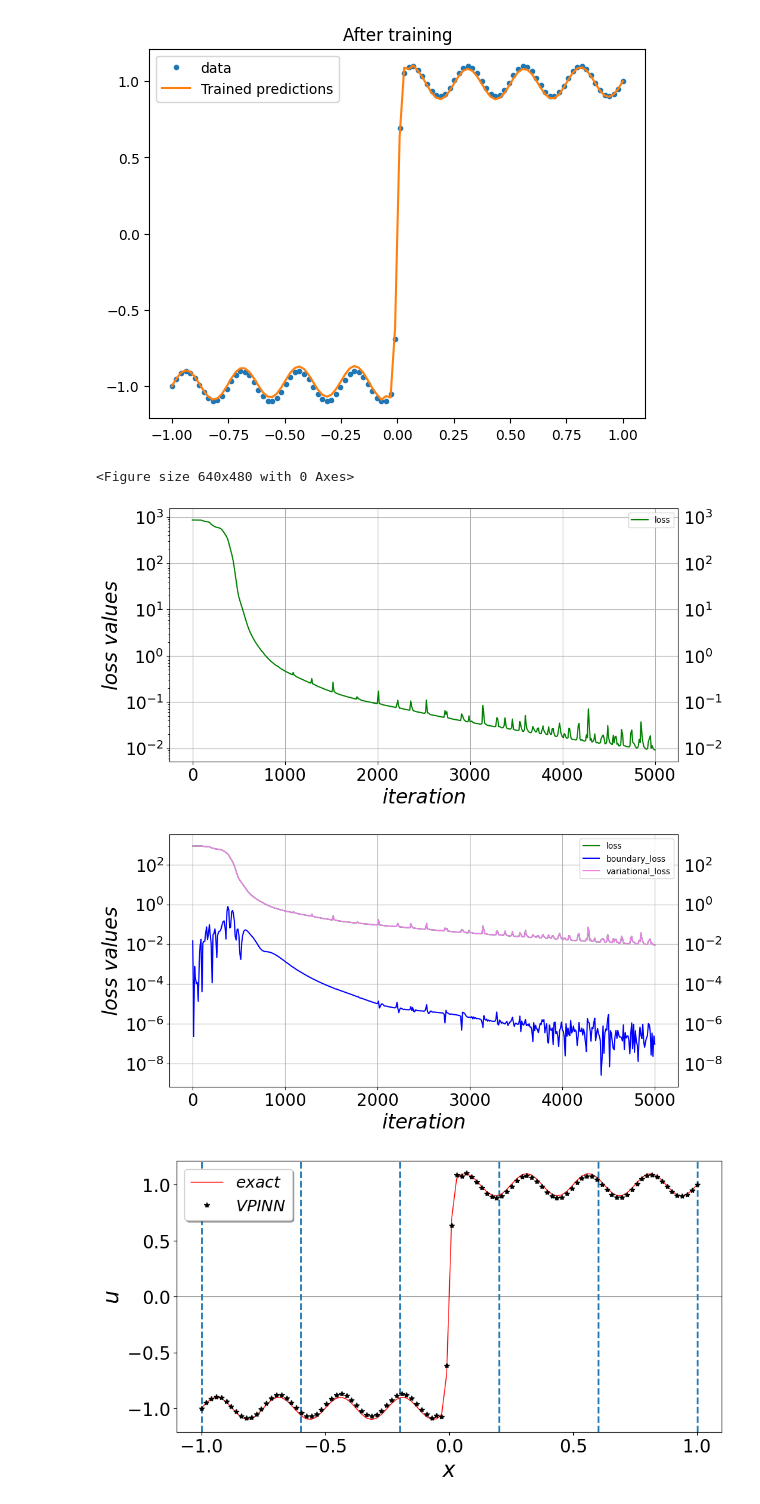
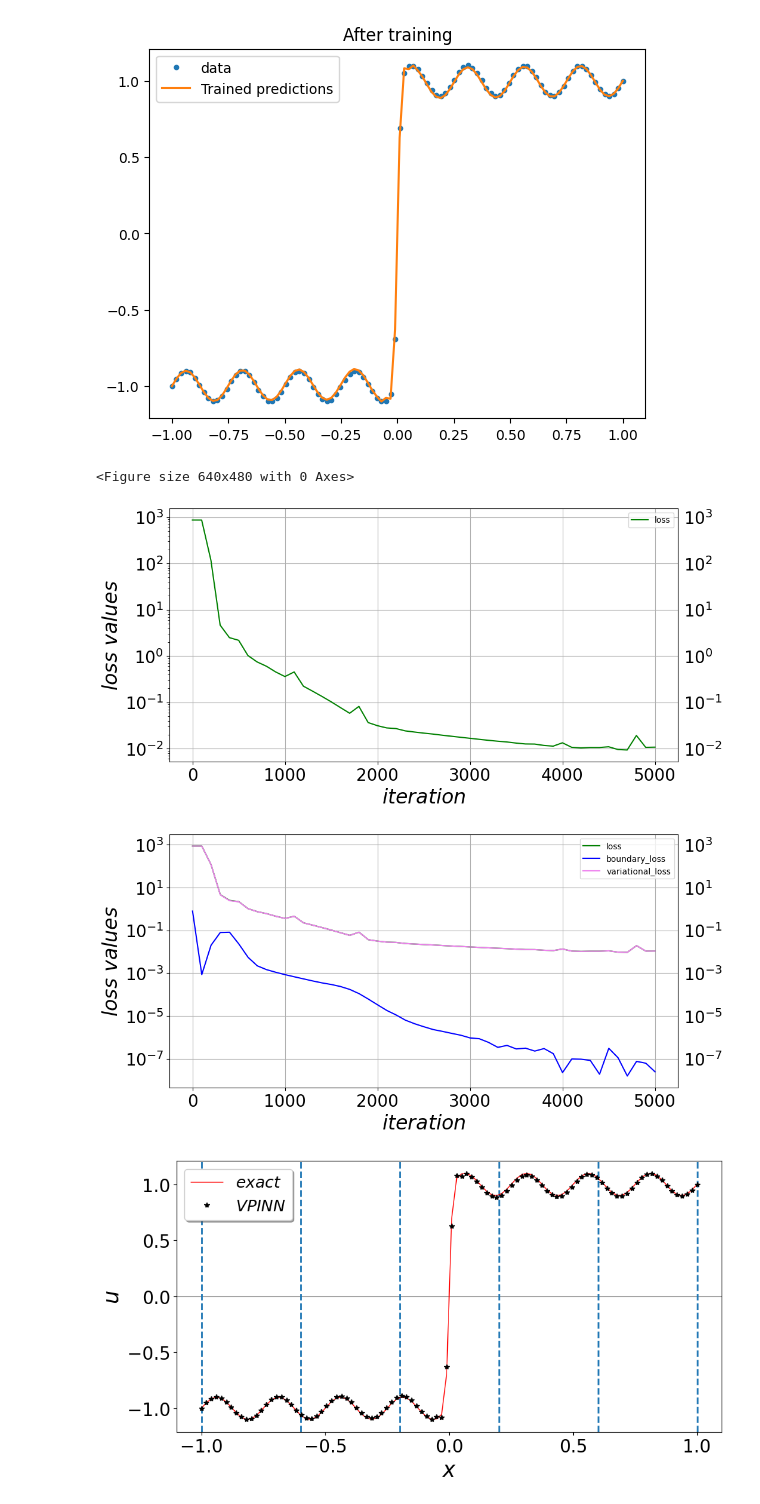
Before and after one commit to biondo999/napde_project, a Jupyter notebook: new_start/experiment.ipynb, the cells around one changed output. Drawn from its saved outputs; the diff is of its cells as text; code cells hidden in the pictures.

Commit message:
res test

```diff
--- a/new_start/experiment.ipynb
+++ b/new_start/experiment.ipynb
@@ -291,4 +270,2 @@ def calculate_loss():
  lossb = tf.reduce_mean(tf.square(model(params.X_bound) - params.u_bound))   #u_NN_pred is what your network has calc,while u_tf is the real value
  return lossb,varloss_total
-# %%
-print_training_data(tools_for_training,params,model)
@@ -323,22 +302,25 @@ plt.legend();
 # %%
-epochs=params.Opt_Niter
-total_record=[]
-optimizer = tf.keras.optimizers.Adam(learning_rate=0.001)
 
-start_time       = time.time()
-for epoch in range(epochs+1):
-    with tf.GradientTape() as tape:
-        tape.watch(model.trainable_variables)
-        loss_valueb,loss_valuev=calculate_loss()
-        loss=loss_valueb*params.lossb_weight+loss_valuev
+def train():
+    epochs=5000
+    total_record=[]
+    optimizer = tf.keras.optimizers.Adam(learning_rate=0.001)
 
-    gradients = tape.gradient(loss, model.trainable_variables)
-    optimizer.apply_gradients(zip(gradients, model.trainable_variables))
+    start_time       = time.time()
+    for epoch in range(epochs+1):
+        with tf.GradientTape() as tape:
+            tape.watch(model.trainable_variables)
+            loss_valueb,loss_valuev=calculate_loss()
+            loss=loss_valueb*params.lossb_weight+loss_valuev
 
-    # Print training loss for this epoch
-    if (epoch) % 10 == 0:
-                elapsed = time.time() - start_time
-                str_print = 'It: %d, Lossb: %.3e, Lossv: %.3e, Time: %.2f'
-                print(str_print % (epoch, loss_valueb, loss_valuev, elapsed))
-                start_time = time.time()
-                total_record.append(np.array([epoch, loss,loss_valueb,loss_valuev]))
+        gradients = tape.gradient(loss, model.trainable_variables)
+        optimizer.apply_gradients(zip(gradients, model.trainable_variables))
+
+        # Print training loss for this epoch
+        if (epoch) % 100 == 0:
+                    elapsed = time.time() - start_time
+                    str_print = 'It: %d, Lossb: %.3e, Lossv: %.3e, Time: %.2f'
+                    print(str_print % (epoch, loss_valueb, loss_valuev, elapsed))
+                    start_time = time.time()
+                    total_record.append(np.array([epoch, loss,loss_valueb,loss_valuev]))
+    return total_record
@@ -362,0 +327,2 @@ It: 5000, Lossb: 9.334e-08, Lossv: 9.189e-03, Time: 0.88
+# %%
+total_record=train()
@@ -411,7 +395,7 @@ plt.legend();
 [figure]
 # %%
 
-x_test=tf.convert_to_tensor(np.linspace(-1,1,100),tf.float32)
+x_test=tf.convert_to_tensor(np.linspace(-1,1,100),tf.float64)
 y_test=tf.convert_to_tensor(params.u_exact(x_test))
 
 
@@ -469,33 +453,33 @@ plt.locator_params(axis='y', nbins=8)
 
 plt.xlabel('$x$', fontsize = font)
 plt.ylabel('$u$', fontsize = font)
 plt.axhline(0, linewidth=0.8, linestyle='-', color='gray')
 for xc in params.grid:
     plt.axvline(x=xc, linewidth=2, ls = '--')
 plt.plot(x_test, y_test, linewidth=1, color='r', label=''.join(['$exact$']))
 plt.plot(x_test, u_pred, 'k*', label='$VPINN$')
 plt.tick_params( labelsize = 20)
 legend = plt.legend(shadow=True, loc='upper left', fontsize=18, ncol = 1)
 fig.set_size_inches(w=11,h=5.5)
 plt.show()
 # plt.savefig('prediction.pdf')
 #++++++++++++++++++++++++++++
 
 fig, ax = plt.subplots()
 plt.locator_params(axis='x', nbins=6)
 plt.locator_params(axis='y', nbins=8)
 plt.xlabel('$x$', fontsize = font)
 plt.ylabel('point-wise error', fontsize = font)
 plt.yscale('log')
 plt.axhline(0, linewidth=0.8, linestyle='-', color='gray')
 for xc in params.grid:
     plt.axvline(x=xc, linewidth=2, ls = '--')
 plt.plot(x_test, abs(y_test - u_pred), 'k')
 plt.tick_params( labelsize = 20)
 fig.set_size_inches(w=11,h=5.5)
 plt.show()
 # %% [output]
 <Figure size 640x480 with 0 Axes>
-[figure, old version]
+[figure, new version]
-[figure, old version]
+[figure, new version]
 [figure]
```
Also changed, not shown: parts of 16 cells of this notebook, 17 other files.
